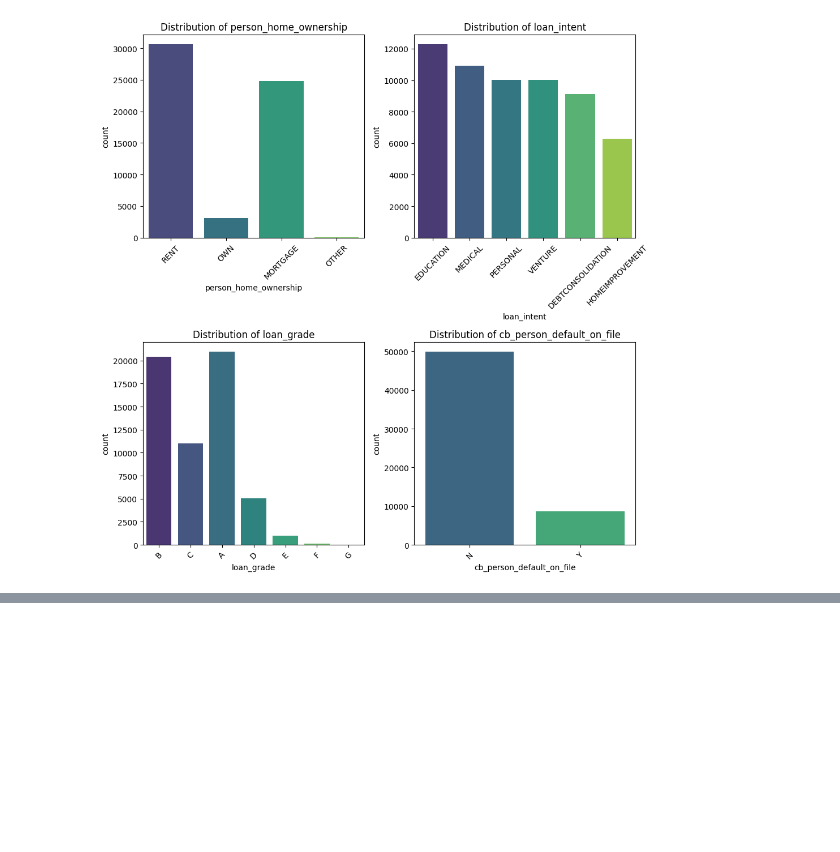
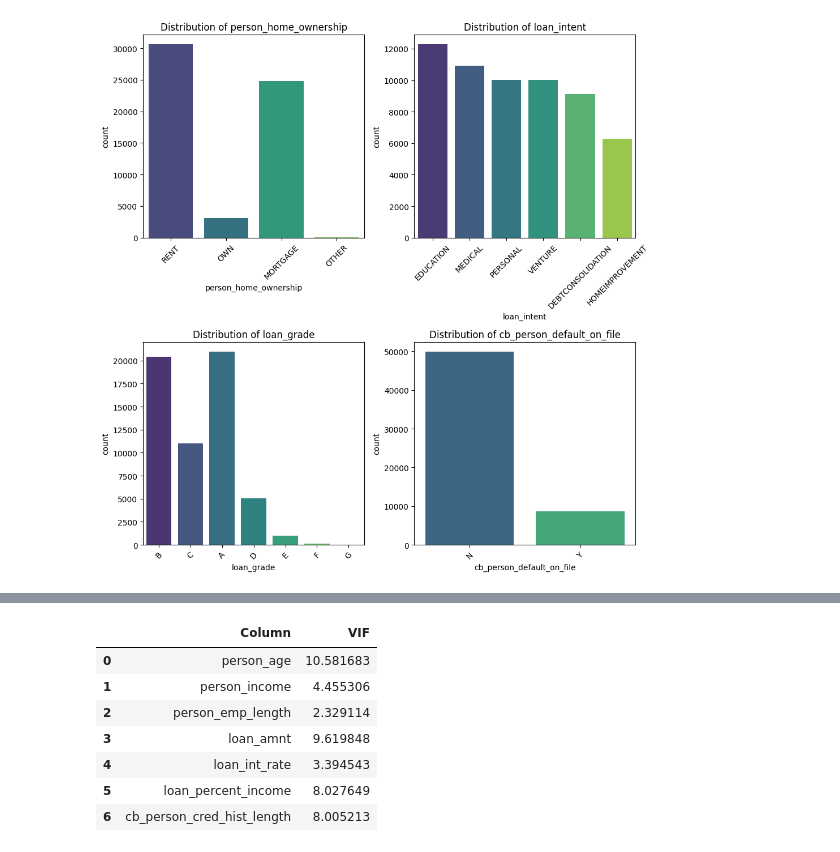
Before and after one commit to slimane-el/loan_approval, a Jupyter notebook: notebook_loan_approval.ipynb, the cells around one changed output, grey strips where cells are left out. Saved outputs shown, nothing was run; the diff lists cells and outputs as text; code cells hidden in the pictures; blank space fills up the shorter version.

```diff
--- a/notebook_loan_approval.ipynb
+++ b/notebook_loan_approval.ipynb
@@ -79,24 +79,3 @@ df_train.describe()
 | 50% | 29322.000000 | 26.000000 | 5.800000e+04 | 4.000000 | 8000.000000 | 10.750000 | 0.140000 | ... |
 | 75% | 43983.000000 | 30.000000 | 7.560000e+04 | 7.000000 | 12000.000000 | 12.990000 | 0.210000 | ... |
 | max | 58644.000000 | 123.000000 | 1.900000e+06 | 123.000000 | 35000.000000 | 23.220000 | 0.830000 | ... |
-# %%
-num_cols = 4
-num_rows = int(np.ceil(len(numeric_features) / num_cols))  # Calculate rows dynamically
-
-# Create subplots
-fig, axes = plt.subplots(num_rows, num_cols, figsize=(15, num_rows * 4))
-
-# Flatten axes for easy iteration
-axes = axes.flatten()
-
-# Loop through each numeric column and plot
-for i, col in enumerate(numeric_features):
-    sns.boxplot(y=df_train[col], ax=axes[i])
-    axes[i].set_title(col)
-
-# Remove empty subplots
-for j in range(i + 1, len(axes)):
-    fig.delaxes(axes[j])
-
-plt.tight_layout()
-plt.show()
@@ -179,0 +182,17 @@ Passing `palette` without assigning `hue` is deprecated and will be removed in v
+# %%
+def calculate_vif(data):
+    vif_df = pd.DataFrame()
+    vif_df['Column'] = data.columns
+    vif_df['VIF'] = [variance_inflation_factor(data.values,i) for i in range(data.shape[1])]
+    return vif_df
+# %%
+calculate_vif(X[cols_to_scale])
+# %% [output]
+|  | Column | VIF |
+| 0 | person_age | 10.581683 |
+| 1 | person_income | 4.455306 |
+| 2 | person_emp_length | 2.329114 |
+| 3 | loan_amnt | 9.619848 |
+| 4 | loan_int_rate | 3.394543 |
+| 5 | loan_percent_income | 8.027649 |
+| 6 | cb_person_cred_hist_length | 8.005213 |
```
Also changed, not shown: parts of 6 cells of this notebook.
